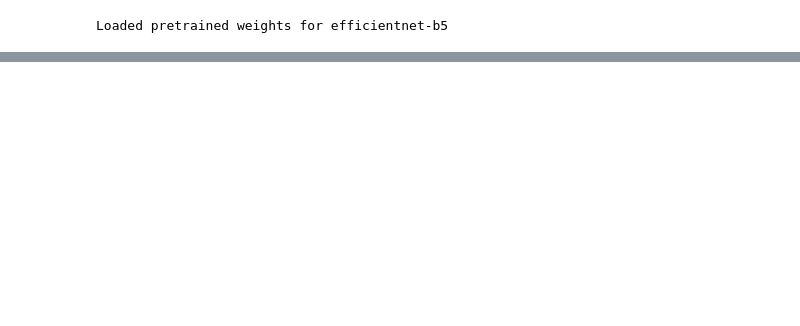
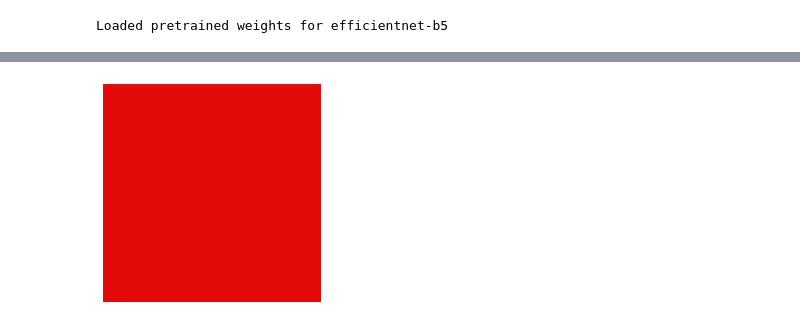
Before and after one commit to barisbatuhan/SSuperGAN, a Jupyter notebook: playground/ssupervae/contextual_test.ipynb, the cells around one changed output, grey strips where cells are left out. Cells and saved outputs as stored; diff of their text form; code cells hidden in the pictures; blank space fills up the shorter version.

```diff
--- a/playground/ssupervae/contextual_test.ipynb
+++ b/playground/ssupervae/contextual_test.ipynb
@@ -146 +109,5 @@ Clipping input data to the valid range for imshow with RGB data ([0..1] for floa
+# %%
+imshow(y)
+# %% [output]
+[figure, added]
 # %%
```
Also changed, not shown: parts of 32 cells of this notebook.
